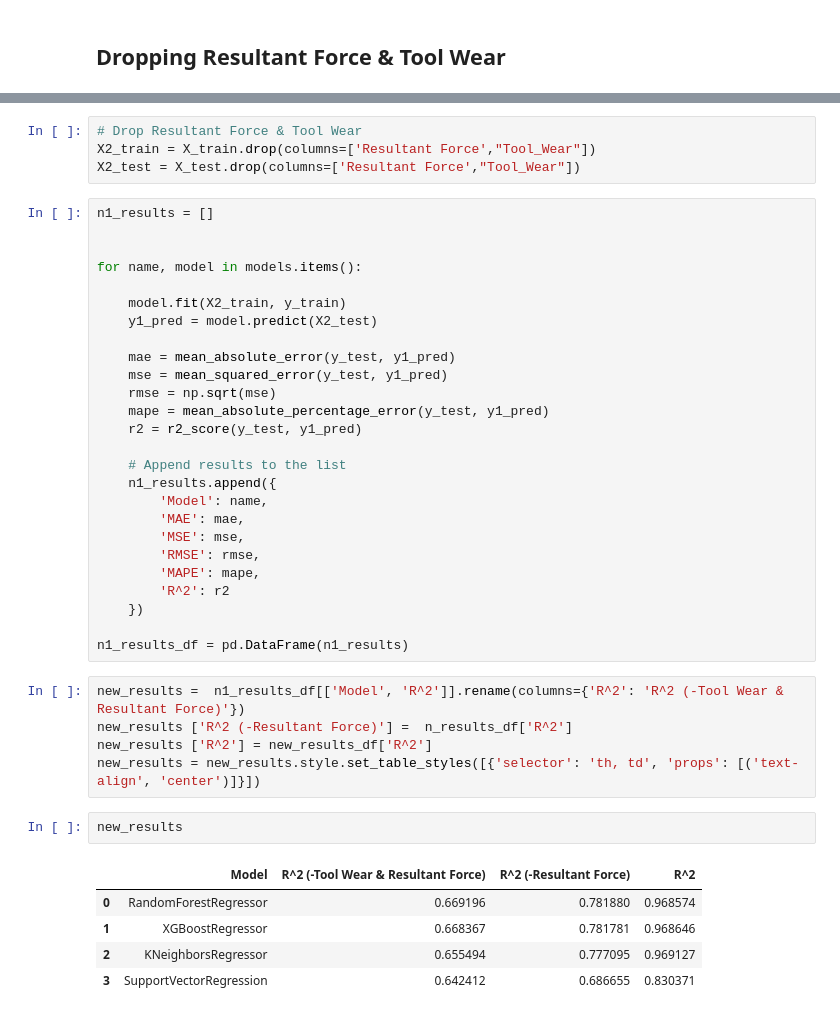
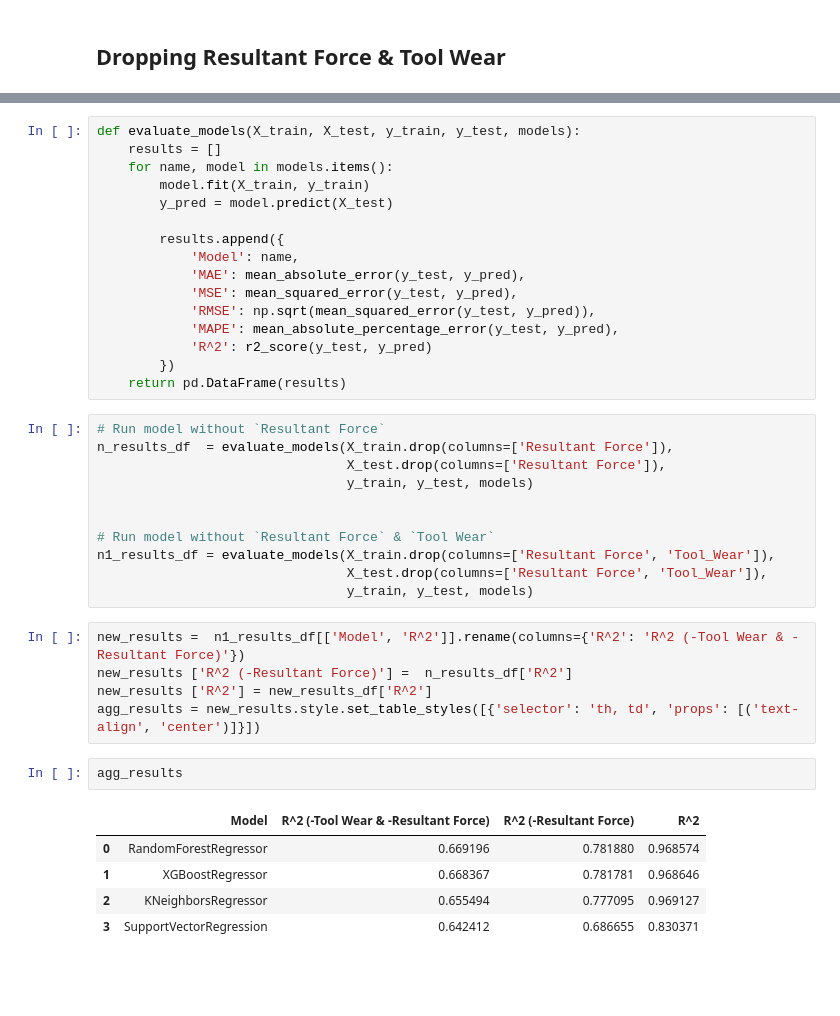
Before and after one commit to BraynerSantos/Surface_Roughness, a Jupyter notebook: notebook/Surface_Roughness.ipynb, the cells around one changed output, grey strips where cells are left out. Saved outputs shown, nothing was run; the diff lists cells and outputs as text; blank space fills up the shorter version.

```diff
--- a/notebook/Surface_Roughness.ipynb
+++ b/notebook/Surface_Roughness.ipynb
@@ -852,42 +815,39 @@ n_results_df = pd.DataFrame(n_results)
-# %%
-# Drop Resultant Force & Tool Wear
-X2_train = X_train.drop(columns=['Resultant Force',"Tool_Wear"])
-X2_test = X_test.drop(columns=['Resultant Force',"Tool_Wear"])
-# %%
-n1_results = []
-
-
-for name, model in models.items():
-
-    model.fit(X2_train, y_train)
-    y1_pred = model.predict(X2_test)
-
-    mae = mean_absolute_error(y_test, y1_pred)
-    mse = mean_squared_error(y_test, y1_pred)
-    rmse = np.sqrt(mse)
-    mape = mean_absolute_percentage_error(y_test, y1_pred)
-    r2 = r2_score(y_test, y1_pred)
-
-    # Append results to the list
-    n1_results.append({
-        'Model': name,
-        'MAE': mae,
-        'MSE': mse,
-        'RMSE': rmse,
-        'MAPE': mape,
-        'R^2': r2
-    })
-
-n1_results_df = pd.DataFrame(n1_results)
+# %%
+def evaluate_models(X_train, X_test, y_train, y_test, models):
+    results = []
+    for name, model in models.items():
+        model.fit(X_train, y_train)
+        y_pred = model.predict(X_test)
+
+        results.append({
+            'Model': name,
+            'MAE': mean_absolute_error(y_test, y_pred),
+            'MSE': mean_squared_error(y_test, y_pred),
+            'RMSE': np.sqrt(mean_squared_error(y_test, y_pred)),
+            'MAPE': mean_absolute_percentage_error(y_test, y_pred),
+            'R^2': r2_score(y_test, y_pred)
+        })
+    return pd.DataFrame(results)
+# %%
+# Run model without `Resultant Force`
+n_results_df  = evaluate_models(X_train.drop(columns=['Resultant Force']),
+                                X_test.drop(columns=['Resultant Force']),
+                                y_train, y_test, models)
+
+
+# Run model without `Resultant Force` & `Tool Wear`
+n1_results_df = evaluate_models(X_train.drop(columns=['Resultant Force', 'Tool_Wear']),
+                                X_test.drop(columns=['Resultant Force', 'Tool_Wear']),
+                                y_train, y_test, models)
 # %%
-new_results =  n1_results_df[['Model', 'R^2']].rename(columns={'R^2': 'R^2 (-Tool Wear & Resultant Force)'})
+new_results =  n1_results_df[['Model', 'R^2']].rename(columns={'R^2': 'R^2 (-Tool Wear & -Resultant Force)'})
 new_results ['R^2 (-Resultant Force)'] =  n_results_df['R^2']
 new_results ['R^2'] = new_results_df['R^2']
-new_results = new_results.style.set_table_styles([{'selector': 'th, td', 'props': [('text-align', 'center')]}])
+agg_results = new_results.style.set_table_styles([{'selector': 'th, td', 'props': [('text-align', 'center')]}])
 # %%
-new_results
+agg_results
 # %% [output]
-|  | Model | R^2 (-Tool Wear & Resultant Force) | R^2 (-Resultant Force) | R^2 |
+|  | Model | R^2 (-Tool Wear & -Resultant Force) | R^2 (-Resultant Force) | R^2 |
 | 0 | RandomForestRegressor | 0.669196 | 0.781880 | 0.968574 |
 | 1 | XGBoostRegressor | 0.668367 | 0.781781 | 0.968646 |
 | 2 | KNeighborsRegressor | 0.655494 | 0.777095 | 0.969127 |
```
Also changed, not shown: parts of 2 cells of this notebook.
